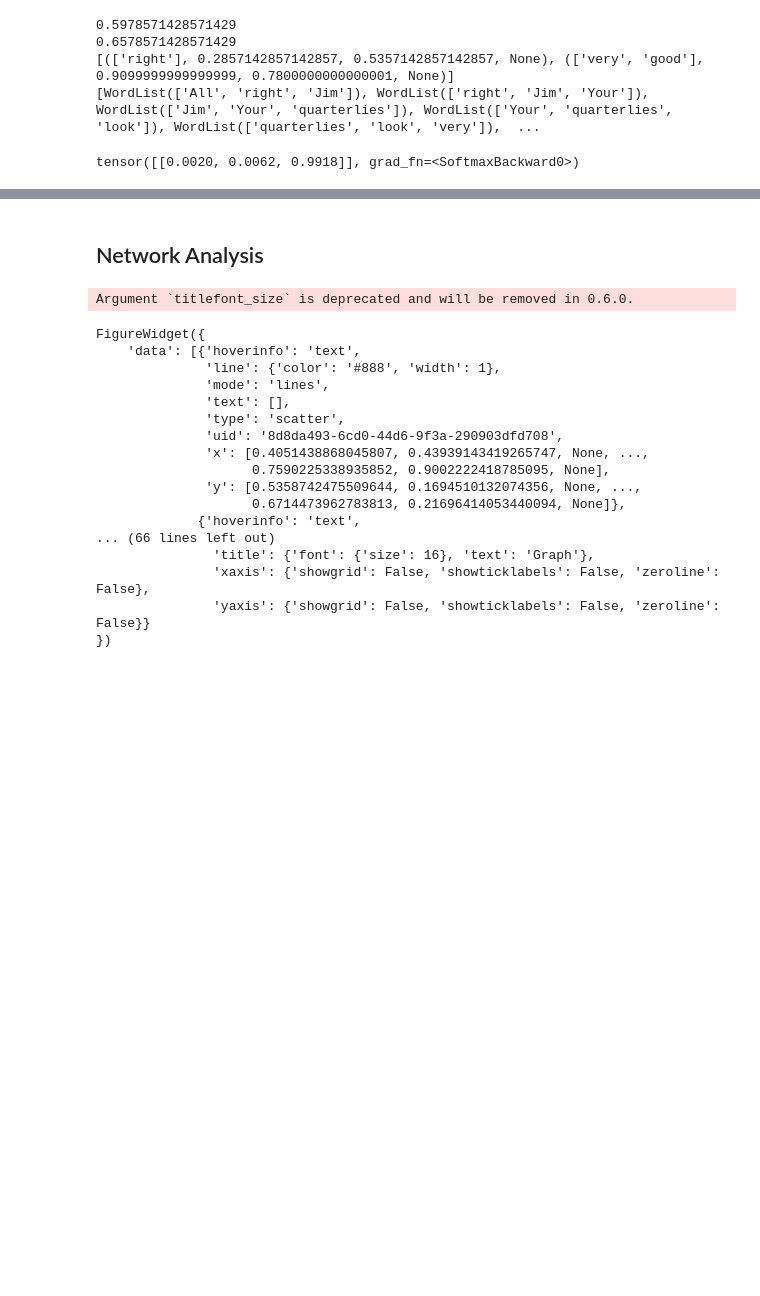
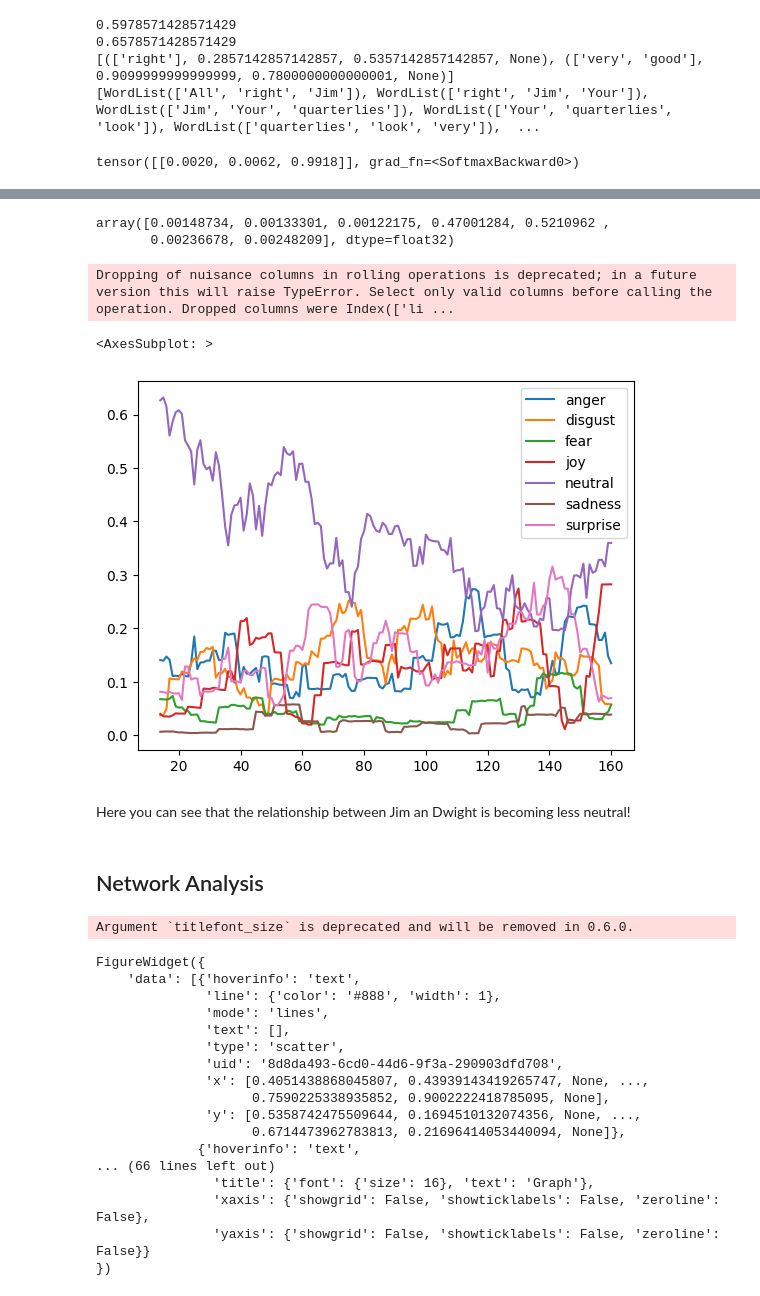
Before and after one commit to timo282/NLP-The-Office, a Jupyter notebook: notebooks/analysis_nlp.ipynb, the cells around one changed output, grey strips where cells are left out. Cells and saved outputs as stored; diff of their text form; code cells hidden in the pictures; blank space fills up the shorter version.

Commit message:
Improve sentiment and emotional analysis over time

```diff
--- a/notebooks/analysis_nlp.ipynb
+++ b/notebooks/analysis_nlp.ipynb
@@ -480,3 +489,48 @@ tensor([[0.0020, 0.0062, 0.9918]], grad_fn=<SoftmaxBackward0>)
+# %%
+import torch
+
+text = "All right Jim. Your quarterlies look very good. How are things at the library?"
+encoded_input = tokenizer(text, return_tensors='pt')
+output = model(**encoded_input)
+scores = torch.softmax(output.logits, axis=1).detach().numpy()[0]
+
+# score output is a list of 6 scores, corresponding to the 6 emotions in the following order: anger, disgust, fear, joy, neutral, sadness, surprise
+scores
+# %% [output]
+array([0.00148734, 0.00133301, 0.00122175, 0.47001284, 0.5210962 ,
+       0.00236678, 0.00248209], dtype=float32)
+# %%
+# own implementation to concatenate scenes and extract speakers
+
+def concatenate_scenes_and_speakers(df):
+
+    df = df.drop(columns=["deleted"])
+    df = df.groupby(["season", "episode", "scene"]).agg(lambda x: " ".join(x)).reset_index()
+    df["speaker"] = df["speaker"].apply(lambda x: set(x.split(" ")))
+
+    df["season_episode"] = df.apply(lambda x: f"{x['season']}{'0' if x['episode']<10 else ''}{x['episode']}", axis=1)
+    return df
+
+df_concate_scenes_speakers = concatenate_scenes_and_speakers(df_raw)
+# %%
+# filter for scenes with only Jim and Pam
+df_concate_scenes_speakers_duo = df_concate_scenes_speakers[df_concate_scenes_speakers["speaker"].apply(lambda x: len(x) == 2 and "Dwight" in x and "Jim" in x)]
+# %%
+emotion_analysis = []
+
+for row in df_concate_scenes_speakers_duo["line_text"]:
+    encoded_input = tokenizer(row, return_tensors='pt')
+    output = model(**encoded_input)
+    scores = torch.softmax(output.logits, axis=1).detach().numpy()[0]
+    emotion_analysis.append({"line_text": row, "anger": scores[0], "disgust": scores[1], "fear": scores[2], "joy": scores[3], "neutral": scores[4], "sadness": scores[5], "surprise": scores[6]})
+# %%
+pd.DataFrame(emotion_analysis).rolling(15).mean().plot.line()
+# %% [output]
+Dropping of nuisance columns in rolling operations is deprecated; in a future version this will raise TypeError. Select only valid columns before calling the operation. Dropped columns were Index(['li ...
+<AxesSubplot: >
+[figure, added]
+# %% [markdown]
+Here you can see that the relationship between Jim an Dwight is becoming less neutral!
 # %% [markdown]
 ## Network Analysis
 # %%
```
Also changed, not shown: parts of 5 cells of this notebook.
